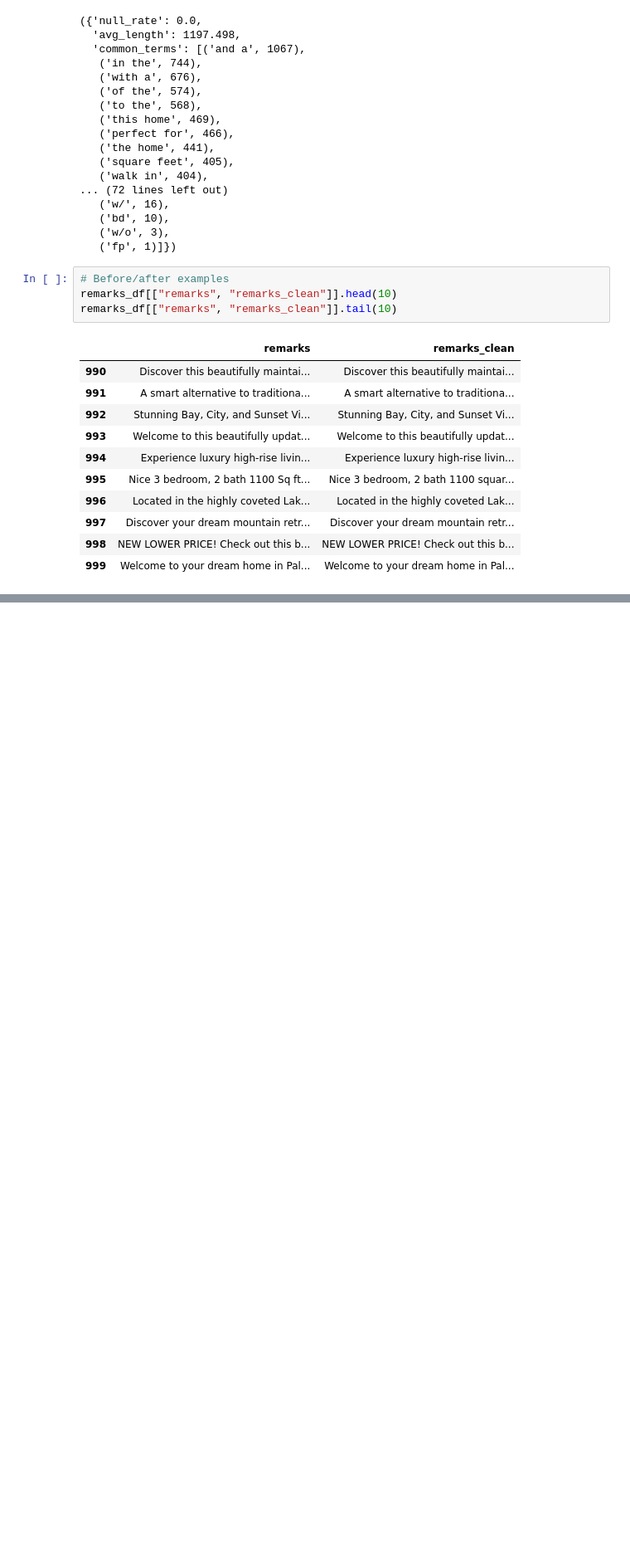
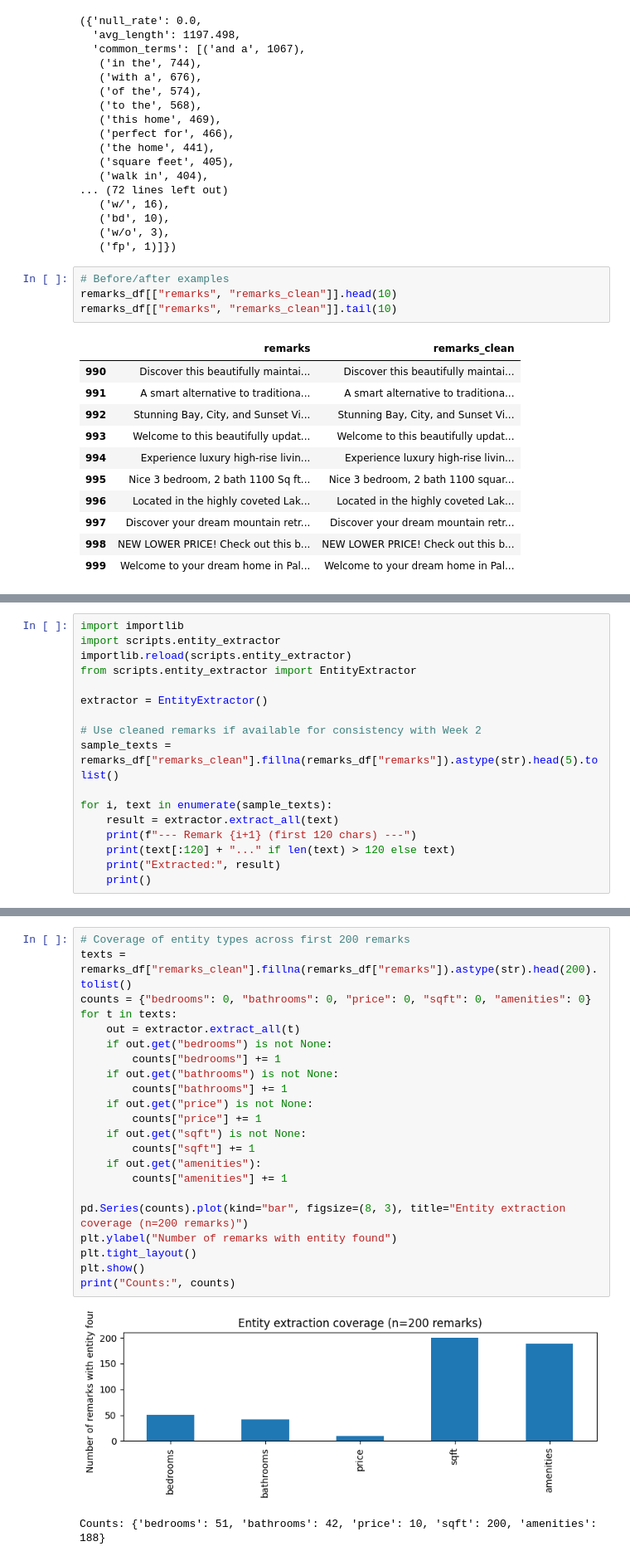
Before and after one commit to nathanye333/nlp-internship, a Jupyter notebook: notebooks/remarks_exploration.ipynb, the cells around one changed output, grey strips where cells are left out. Shown at 83% size. Drawn from its saved outputs; the diff is of its cells as text; blank space fills up the shorter version.

Commit message:
Week 3

```diff
--- a/notebooks/remarks_exploration.ipynb
+++ b/notebooks/remarks_exploration.ipynb
@@ -113,0 +126,17 @@ remarks_df[["remarks", "remarks_clean"]].tail(10)
+# %%
+import importlib
+import scripts.entity_extractor
+importlib.reload(scripts.entity_extractor)
+from scripts.entity_extractor import EntityExtractor
+
+extractor = EntityExtractor()
+
+# Use cleaned remarks if available for consistency with Week 2
+sample_texts = remarks_df["remarks_clean"].fillna(remarks_df["remarks"]).astype(str).head(5).tolist()
+
+for i, text in enumerate(sample_texts):
+    result = extractor.extract_all(text)
+    print(f"--- Remark {i+1} (first 120 chars) ---")
+    print(text[:120] + "..." if len(text) > 120 else text)
+    print("Extracted:", result)
+    print()
@@ -113,0 +163,25 @@ remarks_df[["remarks", "remarks_clean"]].tail(10)
+# %%
+# Coverage of entity types across first 200 remarks
+texts = remarks_df["remarks_clean"].fillna(remarks_df["remarks"]).astype(str).head(200).tolist()
+counts = {"bedrooms": 0, "bathrooms": 0, "price": 0, "sqft": 0, "amenities": 0}
+for t in texts:
+    out = extractor.extract_all(t)
+    if out.get("bedrooms") is not None:
+        counts["bedrooms"] += 1
+    if out.get("bathrooms") is not None:
+        counts["bathrooms"] += 1
+    if out.get("price") is not None:
+        counts["price"] += 1
+    if out.get("sqft") is not None:
+        counts["sqft"] += 1
+    if out.get("amenities"):
+        counts["amenities"] += 1
+
+pd.Series(counts).plot(kind="bar", figsize=(8, 3), title="Entity extraction coverage (n=200 remarks)")
+plt.ylabel("Number of remarks with entity found")
+plt.tight_layout()
+plt.show()
+print("Counts:", counts)
+# %% [output]
+[figure, added]
+Counts: {'bedrooms': 51, 'bathrooms': 42, 'price': 10, 'sqft': 200, 'amenities': 188}
```
Also changed, not shown: parts of 10 cells of this notebook, 3 other files.
